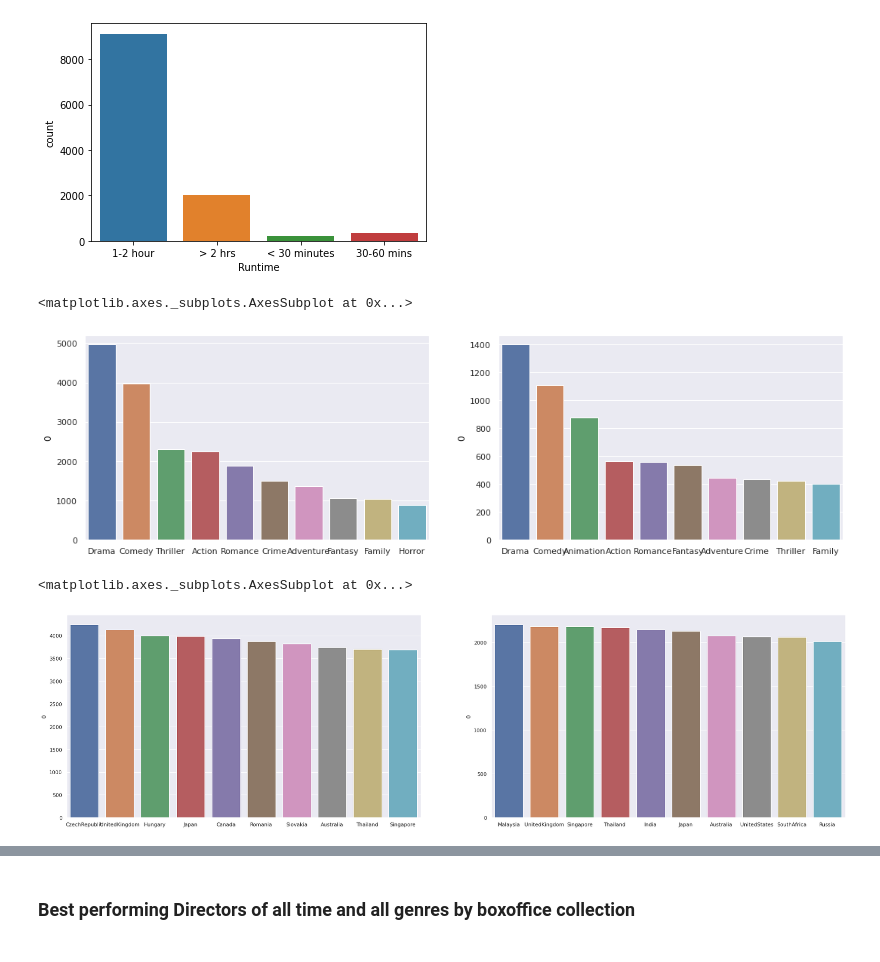
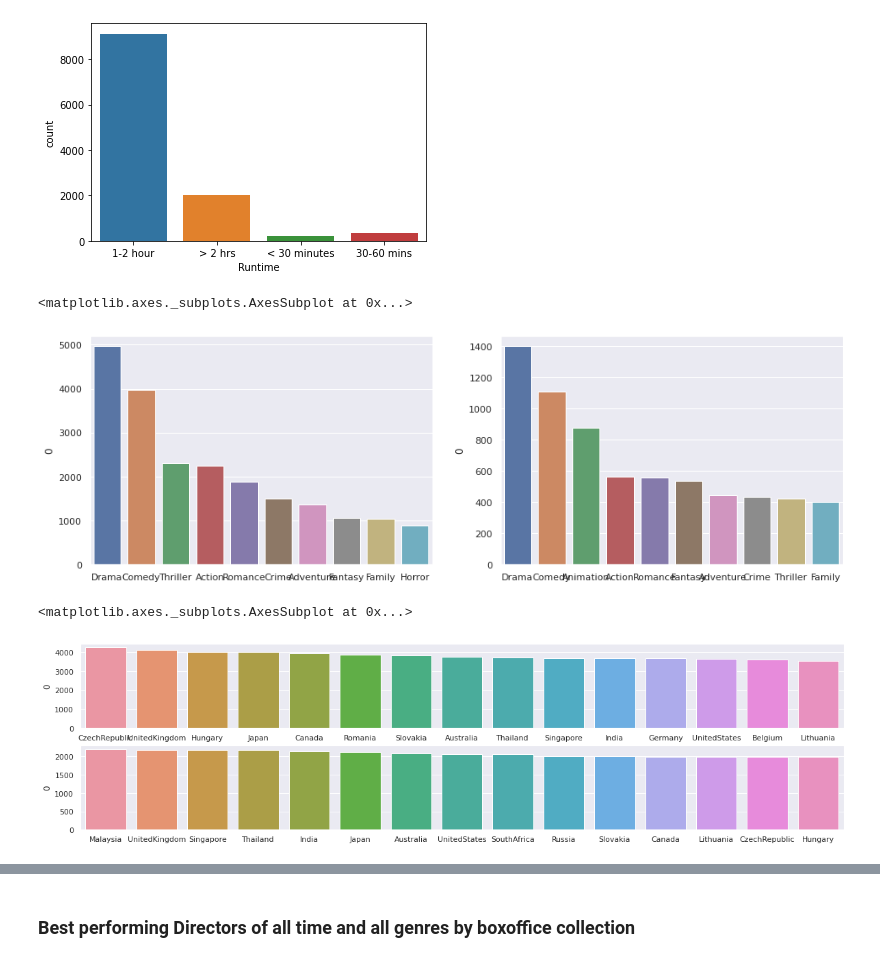
Before and after one commit to rajput-t/netflix_nlp_p1, a Jupyter notebook: Netflix.ipynb, the cells around one changed output, grey strips where cells are left out. Saved outputs shown, nothing was run; the diff lists cells and outputs as text; code cells hidden in the pictures.

```diff
--- a/Netflix.ipynb
+++ b/Netflix.ipynb
@@ -86,0 +13,24 @@ dfs=df[df['Series or Movie']=='Series'].reset_index(drop=True)
+# %%
+df=pd.read_csv('/content/drive/MyDrive/Datasets/netflix-rotten-tomatoes-metacritic-imdb.csv')
+
+df.drop(['Image', 'Poster', 'TMDb Trailer','Trailer Site','Netflix Link', 'IMDb Link'],axis=1,inplace=True)
+df['Boxoffice']=df['Boxoffice'].replace('[$,]','',regex = True).astype(float)
+df['Boxoffice']=df['Boxoffice'].fillna(0)
+df['Release Date']=pd.to_datetime(df['Release Date'])
+df['Netflix Release Date']=pd.to_datetime(df['Netflix Release Date'])
+
+dfm=df[df['Series or Movie']=='Movie'].reset_index(drop=True)
+dfs=df[df['Series or Movie']=='Series'].reset_index(drop=True)
+
+score=[col for col in df if 'Score' in col]
+score.extend(['Title','Boxoffice'])
+df_score=df[score].reset_index(drop=True)
+df_score=df_score.sort_values(['Boxoffice'],ascending=False)
+df_score=df_score.reset_index(drop=True)
+
+dfdate=df[['Title','Boxoffice','Release Date','Netflix Release Date']]
+dfdate['rdd']=dfdate['Netflix Release Date']-dfdate['Release Date']
+dfdate=dfdate.sort_values('rdd').reset_index(drop=True)
+
+dfd=df[['Director','Boxoffice']].groupby(['Director']).sum('Boxoffice')
+dfd=dfd.sort_values('Boxoffice',ascending=False).reset_index(drop=True)
@@ -108,20 +63,20 @@ def cc(col,a=10,b=False):
     x=sns.barplot(x=df.index[0:a],y=df[0][0:a])
     return x
 # %%
-sns.set(rc={'figure.figsize':(18,5)})
+sns.set(rc={'figure.figsize':(16,5)})
 plt.subplot(1,2,1)
 cc(dfm.Genre)
 plt.subplot(1,2,2)
 cc(dfs.Genre)
 # %% [output]
 <matplotlib.axes._subplots.AxesSubplot at 0x...>
-[figure, old version]
+[figure, new version]
 # %%
-sns.set(rc={'figure.figsize':(30,8)})
-plt.subplot(1,2,1)
-cc(dfm['Country Availability'])
-plt.subplot(1,2,2)
-cc(dfs['Country Availability'])
+sns.set(rc={'figure.figsize':(20,5)})
+plt.subplot(2,1,1)
+cc(dfm['Country Availability'],15)
+plt.subplot(2,1,2)
+cc(dfs['Country Availability'],15)
 # %% [output]
 <matplotlib.axes._subplots.AxesSubplot at 0x...>
-[figure, old version]
+[figure, new version]
```
Also changed, not shown: parts of 14 cells of this notebook.
